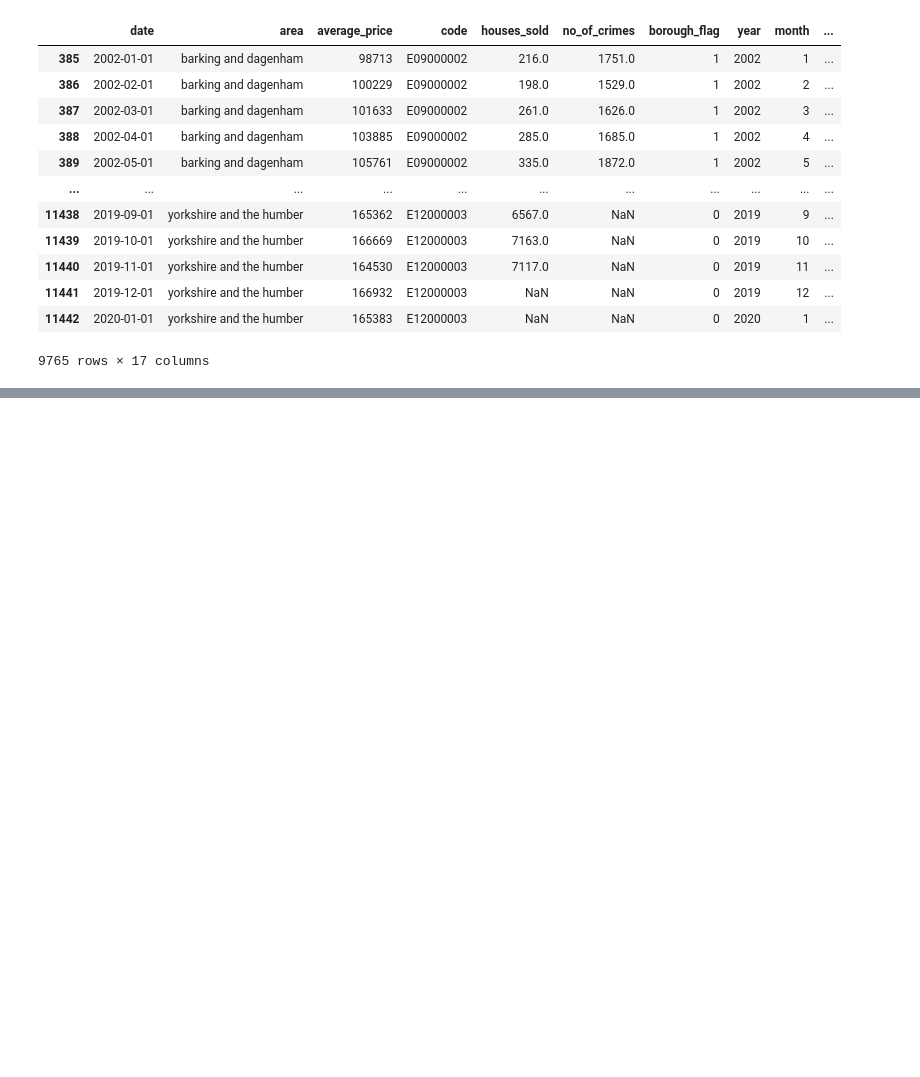
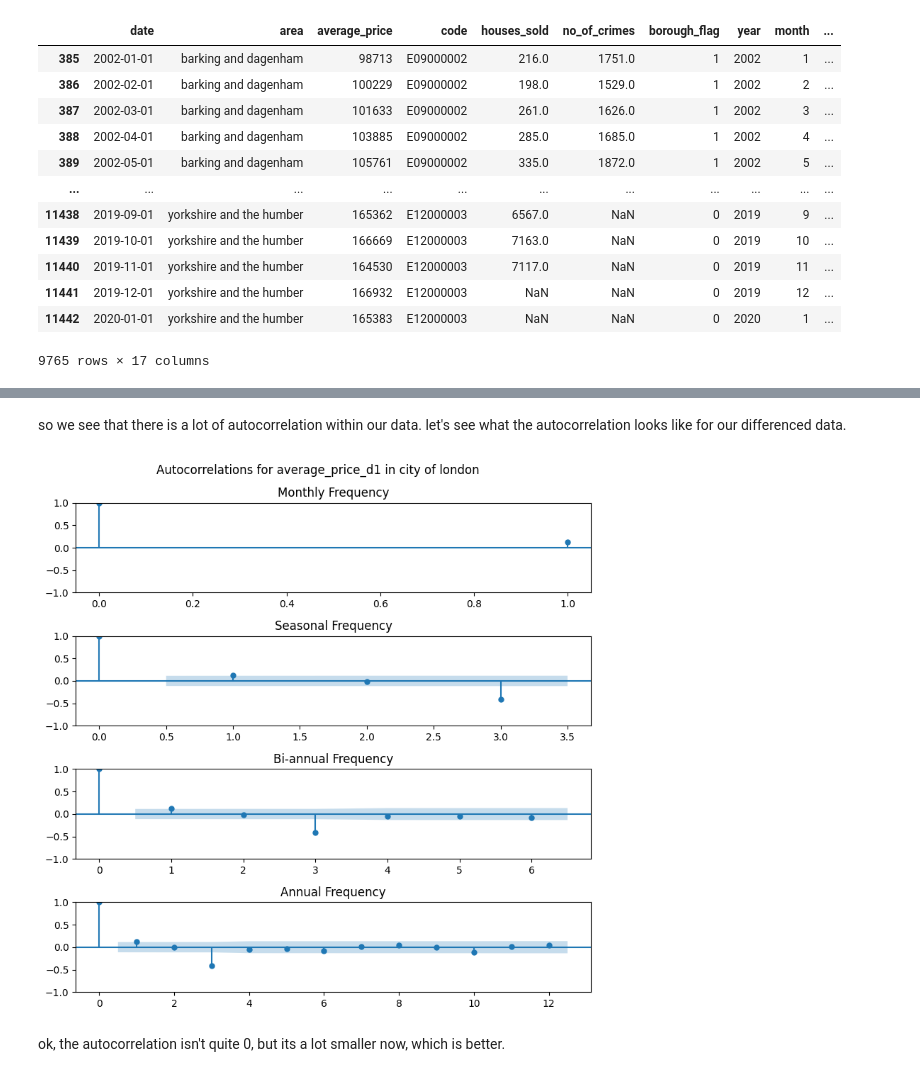
Before and after one commit to hlu109/math462_project, a Jupyter notebook: scripts/data_exploration.ipynb, the cells around one changed output, grey strips where cells are left out. Drawn from its saved outputs; the diff is of its cells as text; code cells hidden in the pictures; blank space fills up the shorter version.

```diff
--- a/scripts/data_exploration.ipynb
+++ b/scripts/data_exploration.ipynb
@@ -352,0 +358,23 @@ monthly_data[monthly_data.year >= 2002]
+# %% [markdown]
+so we see that there is a lot of autocorrelation within our data. let's see what the autocorrelation looks like for our differenced data.
+# %%
+lags = [
+    1, # monthly
+    3, # seasonally
+    6, # bi-annually
+    12 # annually
+]
+# lags = [3 * samples_per_hour, samples_per_day, samples_per_week]
+titles= ['Monthly Frequency',
+         'Seasonal Frequency',
+         'Bi-annual Frequency',
+         'Annual Frequency']
+
+area = "city of london"
+col = 'average_price_d1'
+suptitle = f'Autocorrelations for {col} in {area}'
+plot_multi_acf(get_area(monthly_data, area)[col], lags, titles, suptitle)
+# %% [output]
+[figure, added]
+# %% [markdown]
+ok, the autocorrelation isn't quite 0, but its a lot smaller now, which is better.
```
Also changed, not shown: parts of 14 cells of this notebook, 2 other files.
